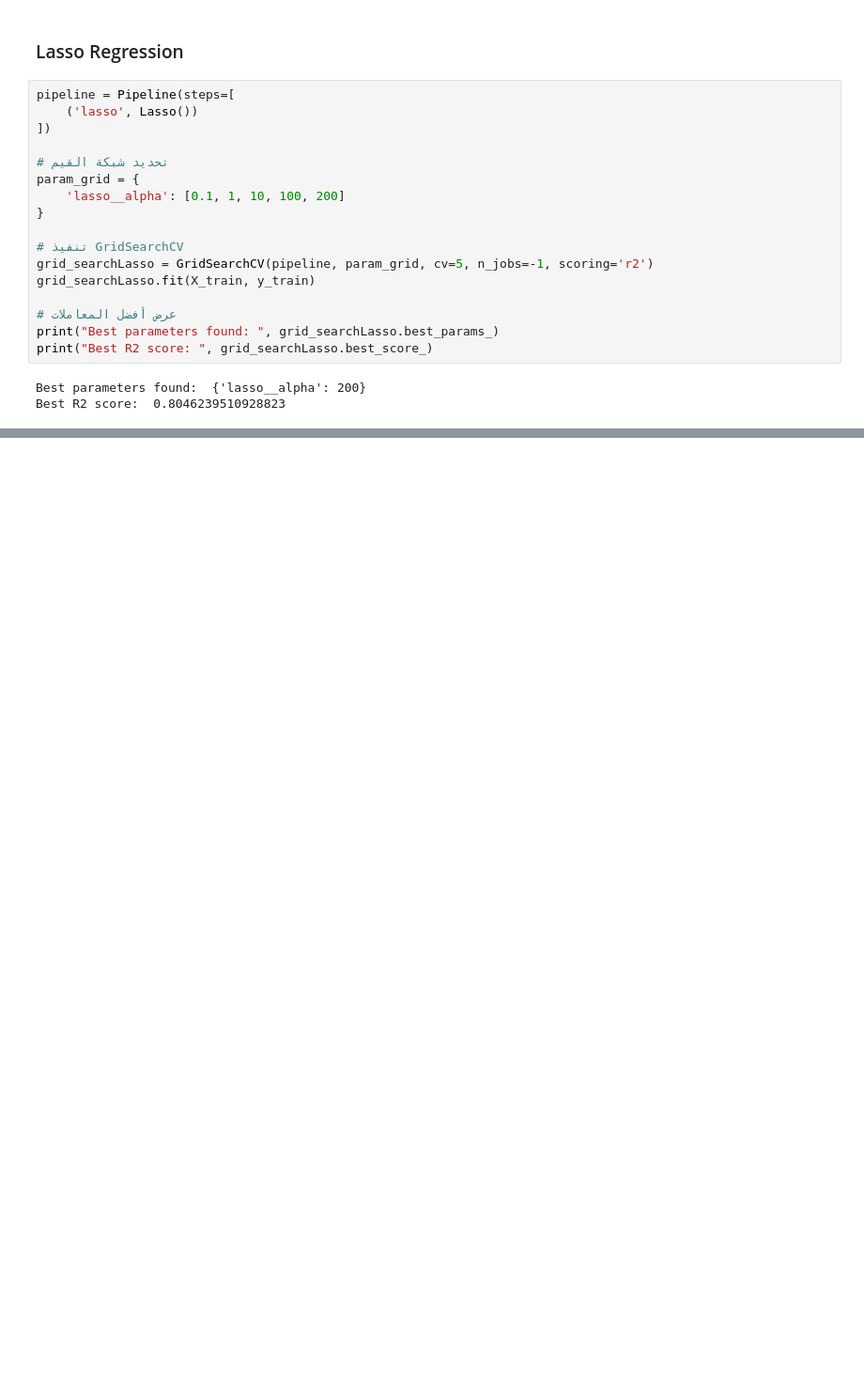
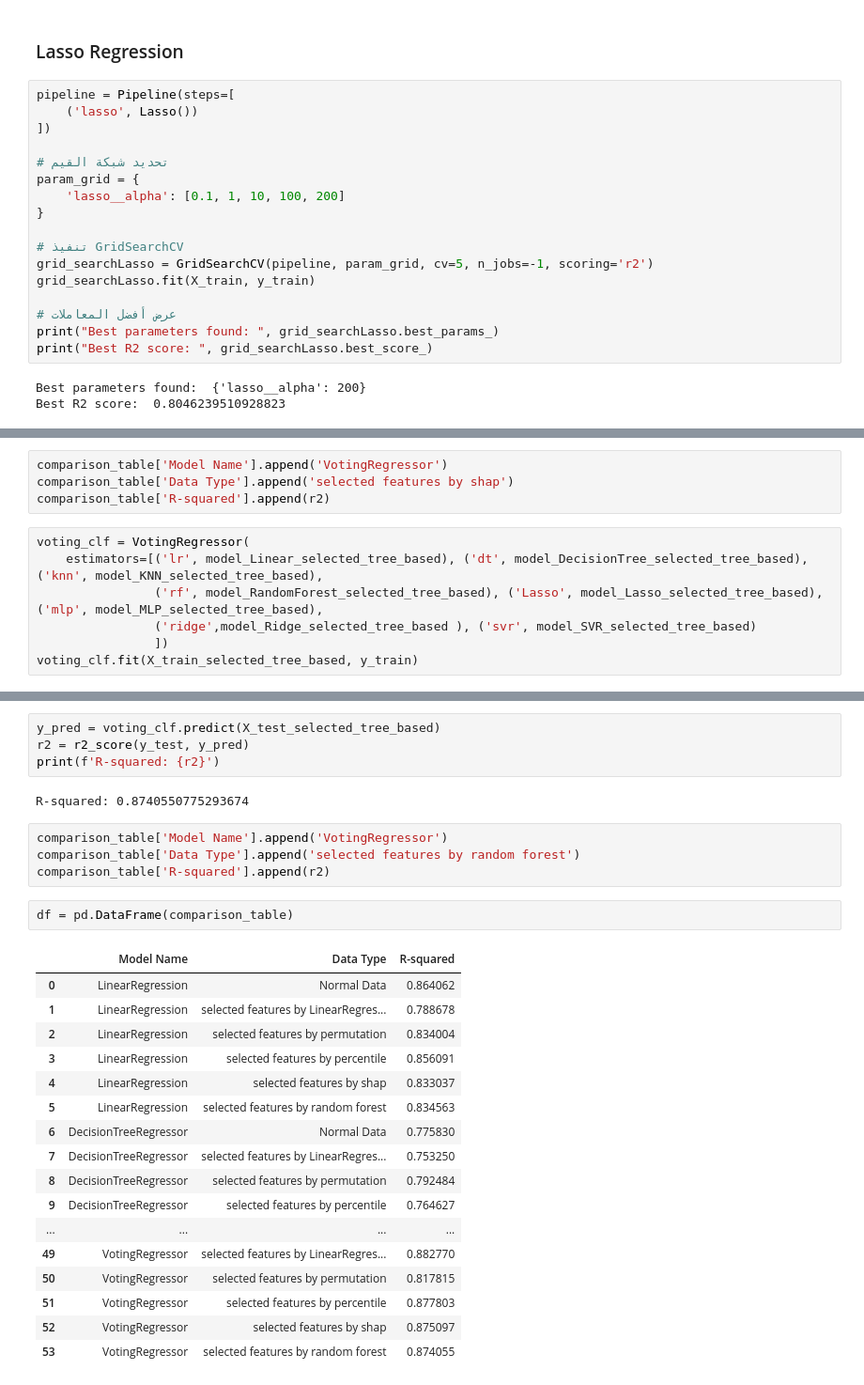
Before and after one commit to tonybotros1/ML-HM1, a Jupyter notebook: code.ipynb, the cells around one changed output, grey strips where cells are left out. Shown at 94% size. Drawn from its saved outputs; the diff is of its cells as text; blank space fills up the shorter version.

```diff
--- a/code.ipynb
+++ b/code.ipynb
@@ -1438,0 +1812,11 @@ loaded_model = joblib.load('random_forest_model.pkl')
+# %%
+comparison_table['Model Name'].append('VotingRegressor')
+comparison_table['Data Type'].append('selected features by shap')
+comparison_table['R-squared'].append(r2)
+# %%
+voting_clf = VotingRegressor(
+    estimators=[('lr', model_Linear_selected_tree_based), ('dt', model_DecisionTree_selected_tree_based), ('knn', model_KNN_selected_tree_based),
+                ('rf', model_RandomForest_selected_tree_based), ('Lasso', model_Lasso_selected_tree_based), ('mlp', model_MLP_selected_tree_based),
+                ('ridge',model_Ridge_selected_tree_based ), ('svr', model_SVR_selected_tree_based)
+                ])
+voting_clf.fit(X_train_selected_tree_based, y_train)
@@ -1438,0 +1841,30 @@ loaded_model = joblib.load('random_forest_model.pkl')
+# %%
+y_pred = voting_clf.predict(X_test_selected_tree_based)
+r2 = r2_score(y_test, y_pred)
+print(f'R-squared: {r2}')
+# %% [output]
+R-squared: 0.8740550775293674
+# %%
+comparison_table['Model Name'].append('VotingRegressor')
+comparison_table['Data Type'].append('selected features by random forest')
+comparison_table['R-squared'].append(r2)
+# %%
+df = pd.DataFrame(comparison_table)
+# %% [output]
+|  | Model Name | Data Type | R-squared |
+| 0 | LinearRegression | Normal Data | 0.864062 |
+| 1 | LinearRegression | selected features by LinearRegres... | 0.788678 |
+| 2 | LinearRegression | selected features by permutation | 0.834004 |
+| 3 | LinearRegression | selected features by percentile | 0.856091 |
+| 4 | LinearRegression | selected features by shap | 0.833037 |
+| 5 | LinearRegression | selected features by random forest | 0.834563 |
+| 6 | DecisionTreeRegressor | Normal Data | 0.775830 |
+| 7 | DecisionTreeRegressor | selected features by LinearRegres... | 0.753250 |
+| 8 | DecisionTreeRegressor | selected features by permutation | 0.792484 |
+| 9 | DecisionTreeRegressor | selected features by percentile | 0.764627 |
+| ... | ... | ... | ... |
+| 49 | VotingRegressor | selected features by LinearRegres... | 0.882770 |
+| 50 | VotingRegressor | selected features by permutation | 0.817815 |
+| 51 | VotingRegressor | selected features by percentile | 0.877803 |
+| 52 | VotingRegressor | selected features by shap | 0.875097 |
+| 53 | VotingRegressor | selected features by random forest | 0.874055 |
```
Also changed, not shown: parts of 135 cells of this notebook, 1 other file.
